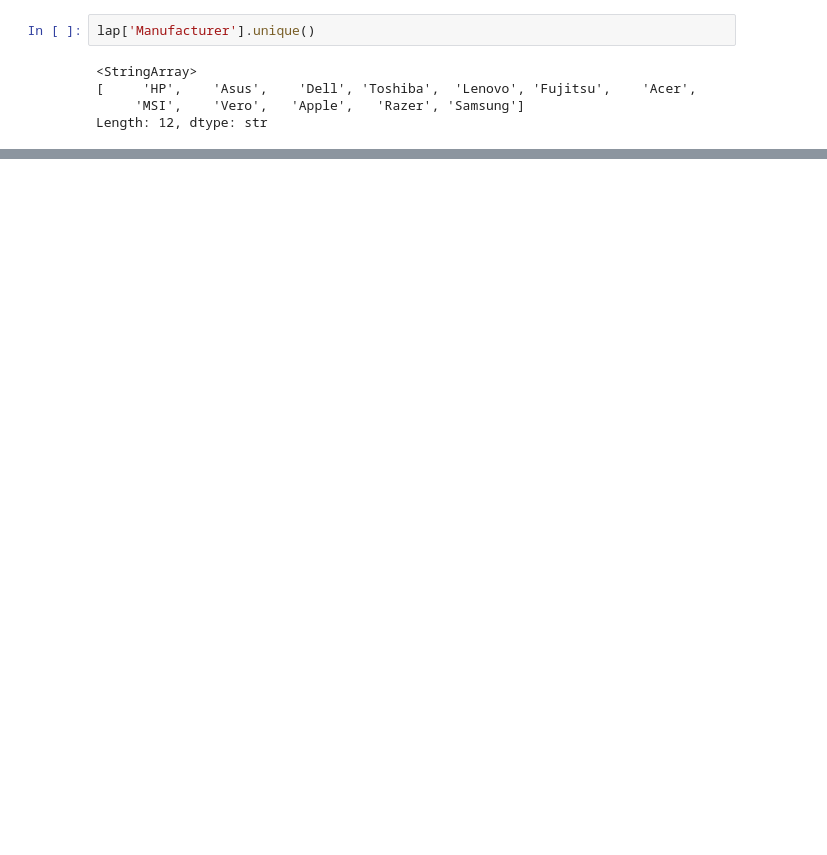
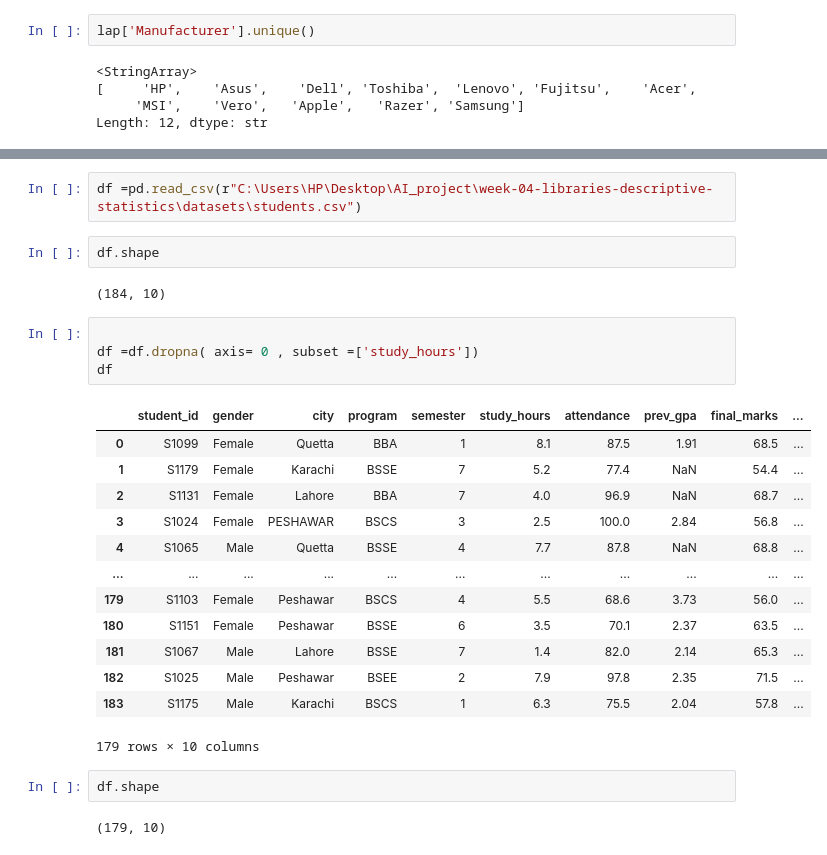
Before and after one commit to 27f5qth5pf-wq/AI_project, a Jupyter notebook: week-04-libraries-descriptive-statistics/class-live-code/w4d5.ipynb, the cells around one changed output, grey strips where cells are left out. Cells and saved outputs as stored; diff of their text form; blank space fills up the shorter version.

```diff
--- a/week-04-libraries-descriptive-statistics/class-live-code/w4d5.ipynb
+++ b/week-04-libraries-descriptive-statistics/class-live-code/w4d5.ipynb
@@ -349,0 +470,28 @@ def numerical_conversion(s):
+# %%
+df =pd.read_csv(r"C:\Users\HP\Desktop\AI_project\week-04-libraries-descriptive-statistics\datasets\students.csv")
+# %%
+df.shape
+# %% [output]
+(184, 10)
+# %%
+
+df =df.dropna( axis= 0 , subset =['study_hours'])
+df
+# %% [output]
+|  | student_id | gender | city | program | semester | study_hours | attendance | prev_gpa | final_marks | ... |
+| 0 | S1099 | Female | Quetta | BBA | 1 | 8.1 | 87.5 | 1.91 | 68.5 | ... |
+| 1 | S1179 | Female | Karachi | BSSE | 7 | 5.2 | 77.4 | NaN | 54.4 | ... |
+| 2 | S1131 | Female | Lahore | BBA | 7 | 4.0 | 96.9 | NaN | 68.7 | ... |
+| 3 | S1024 | Female | PESHAWAR | BSCS | 3 | 2.5 | 100.0 | 2.84 | 56.8 | ... |
+| 4 | S1065 | Male | Quetta | BSSE | 4 | 7.7 | 87.8 | NaN | 68.8 | ... |
+| ... | ... | ... | ... | ... | ... | ... | ... | ... | ... | ... |
+| 179 | S1103 | Female | Peshawar | BSCS | 4 | 5.5 | 68.6 | 3.73 | 56.0 | ... |
+| 180 | S1151 | Female | Peshawar | BSSE | 6 | 3.5 | 70.1 | 2.37 | 63.5 | ... |
+| 181 | S1067 | Male | Lahore | BSSE | 7 | 1.4 | 82.0 | 2.14 | 65.3 | ... |
+| 182 | S1025 | Male | Peshawar | BSEE | 2 | 7.9 | 97.8 | 2.35 | 71.5 | ... |
+| 183 | S1175 | Male | Karachi | BSCS | 1 | 6.3 | 75.5 | 2.04 | 57.8 | ... |
+179 rows × 10 columns
+# %%
+df.shape
+# %% [output]
+(179, 10)
```
Also changed, not shown: parts of 22 cells of this notebook, 3 other files.
